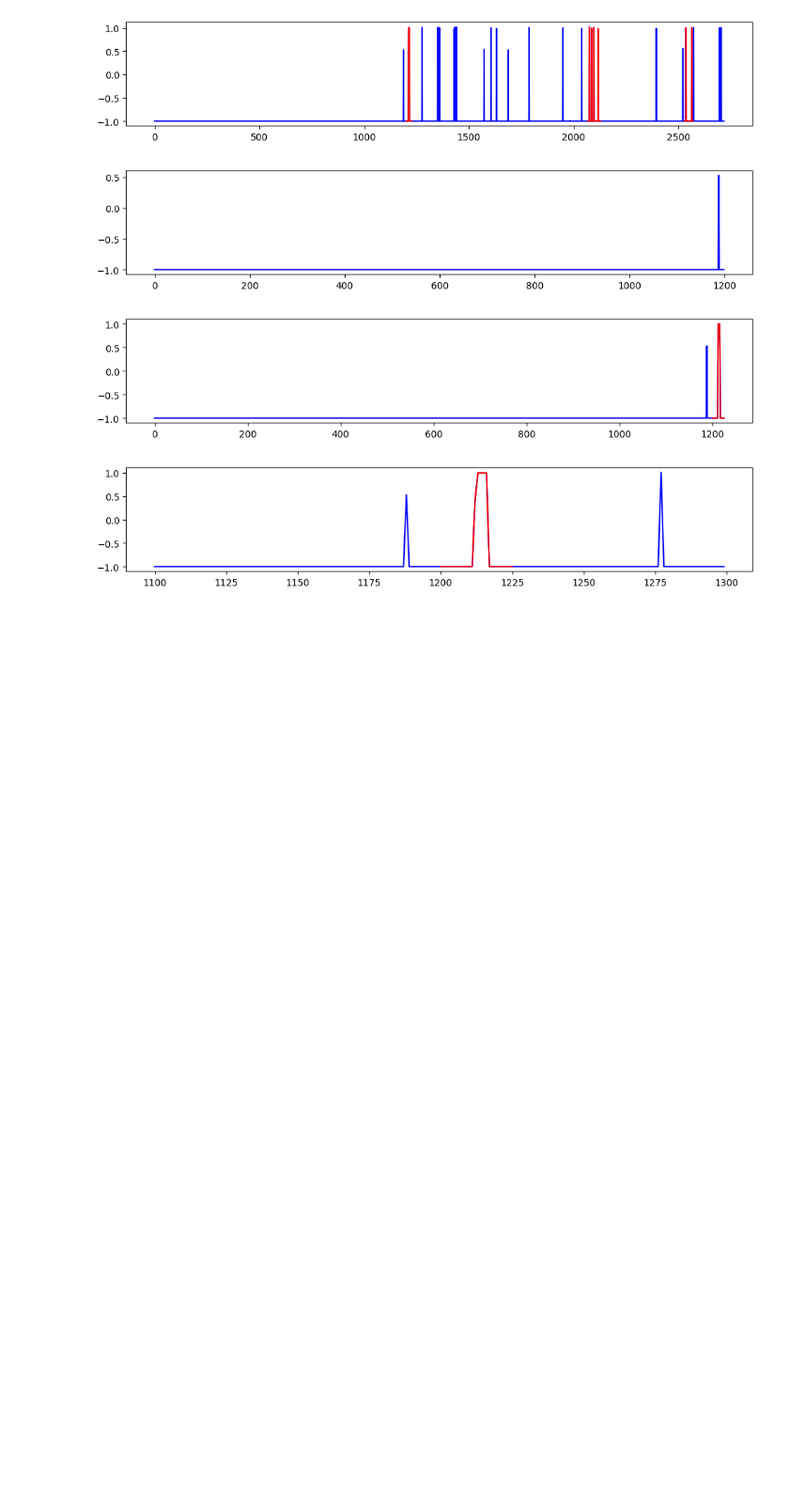
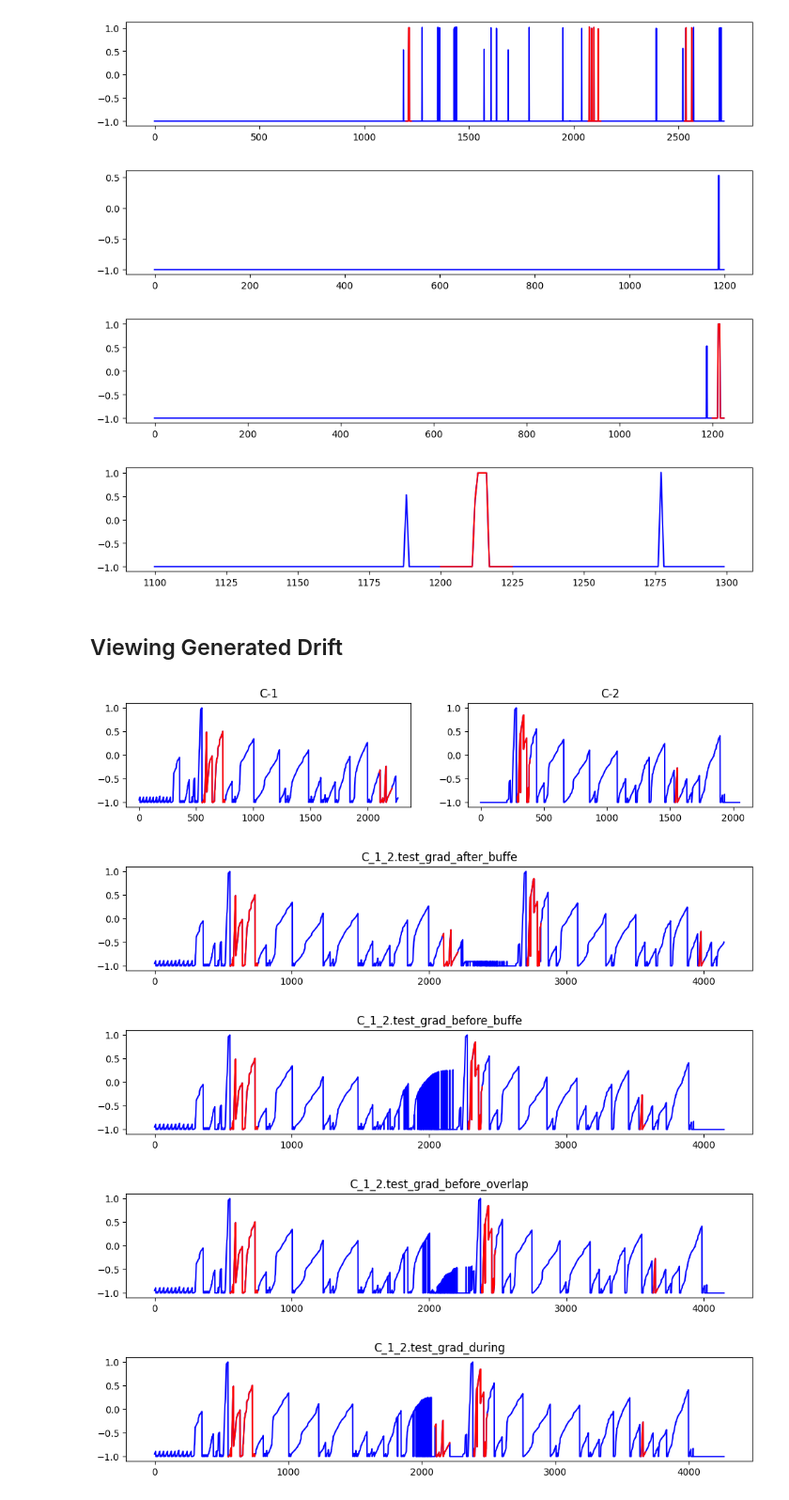
Before and after one commit to mac-dsl/AnomalyDriftDetection, a Jupyter notebook: moa_drift_generation.ipynb, the cells around one changed output. Shown: that part at 94% size. Cells and saved outputs as stored; diff of their text form; code cells hidden in the pictures; blank space fills up the shorter version.

Commit message:
Add section in Notebook to easily view generated drift data

```diff
--- a/moa_drift_generation.ipynb
+++ b/moa_drift_generation.ipynb
@@ -251,3 +251,36 @@ plot_anomaly(X_inter, y_inter)
 plot_anomaly(X_drift, y_drift, y1_anomalies[-1][0]-100, y1_anomalies[-1][0]+100)
 # %% [output]
 [figure]
+# %% [markdown]
+## Viewing Generated Drift
+# %%
+directory = "./data/synthetic/NASA-MSL/gradual"
+files = os.listdir(directory)
+combinations = ['C_1_2', 'D_14_16', 'F_4_5', 'F_7_8', 'M_1_2', 'M_3_4', 'M_5_7',
+                'P_10_11', 'P_14_15', 'T_5_8', 'T_12_13']
+
+index = 0 # change i to view a different set of combinations
+file_parts = combinations[index].split('_')
+source1 = f"./data/benchmark/NASA-MSL/{file_parts[0]}-{file_parts[1]}.test.arff"
+source2 = f"./data/benchmark/NASA-MSL/{file_parts[0]}-{file_parts[2]}.test.arff"
+sources = [source1, source2]
+fig, ax = plt.subplots(1,2,figsize=(12,2))
+
+for i in range(2):
+    X, y = get_arff_data_labels(sources[i])
+    ax[i].plot(np.arange(0, X.shape[0]), X, "b")
+    for (anom_start, anom_end) in find_anomaly_intervals(y):
+        ax[i].plot(np.arange(anom_start, anom_end), X[anom_start:anom_end], "r")
+        ax[i].set_title(f"{file_parts[0]}-{file_parts[i+1]}")
+
+plots = [file for file in files if file.split('.')[0] == combinations[index]]
+plots.sort()
+for f in plots:
+    X, y = get_arff_data_labels(f"{directory}/{f}")
+    plot_anomaly(X, y, title=f.strip('.arff'))
+# %% [output]
+[figure, added]
+[figure, added]
+[figure, added]
+[figure, added]
+[figure, added]
```
Also changed, not shown: 1 other file.
